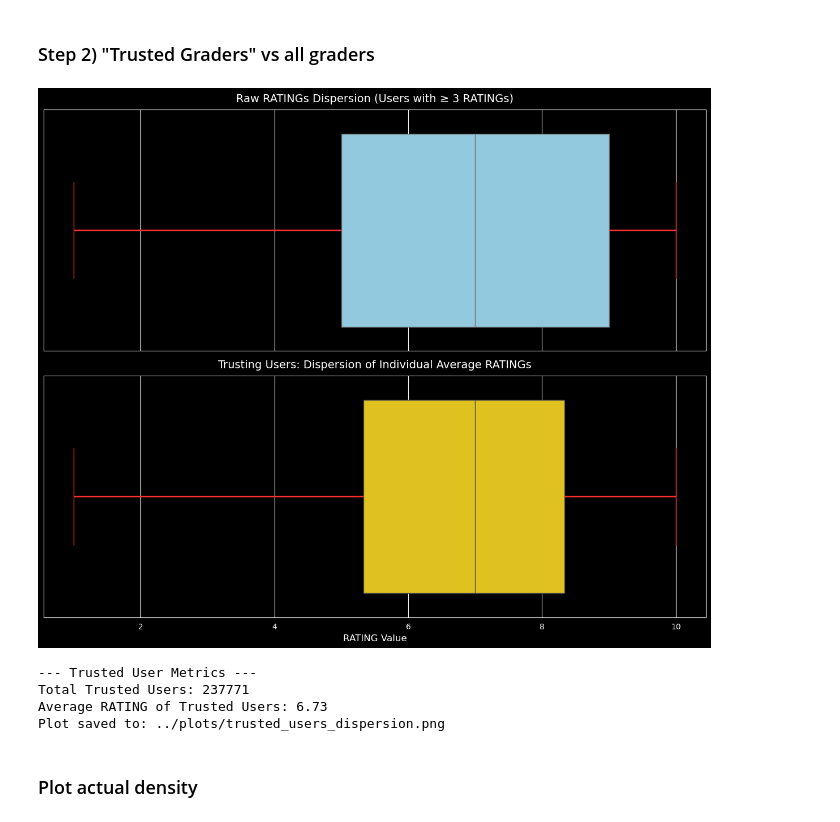
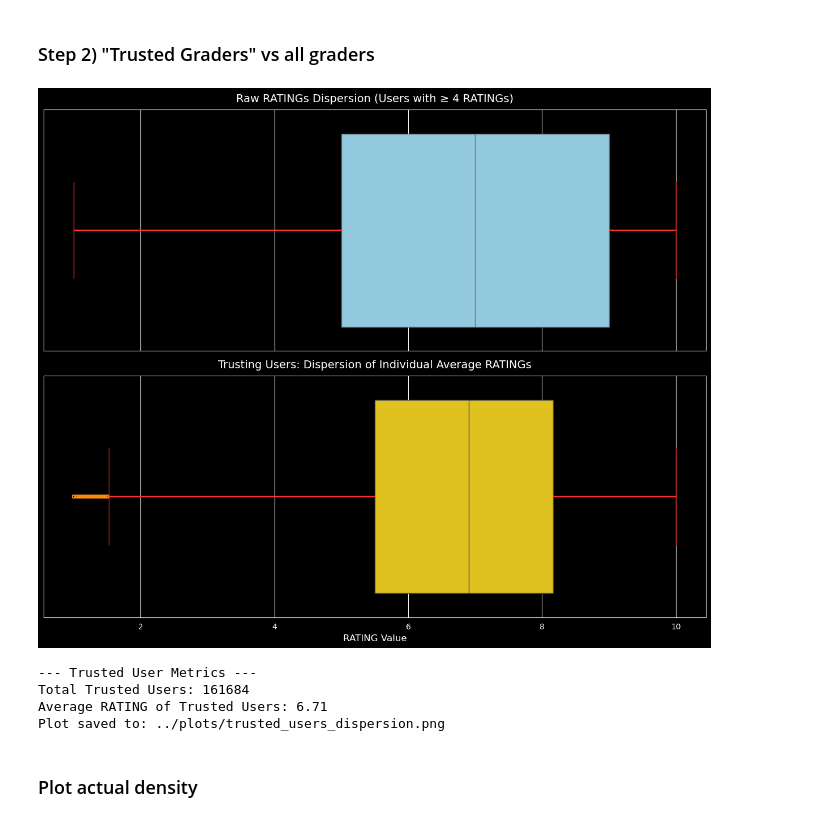
Before and after one commit to GeorgeStyl/Neural-Movie-Clusters, a Jupyter notebook: notebooks/0z_DROPBOX_clustering_and_embeddings.ipynb, the cells around one changed output. Saved outputs shown, nothing was run; the diff lists cells and outputs as text; code cells hidden in the pictures.

Commit message:
Changed min users ratings threshold to 4

```diff
--- a/notebooks/0z_DROPBOX_clustering_and_embeddings.ipynb
+++ b/notebooks/0z_DROPBOX_clustering_and_embeddings.ipynb
@@ -25,7 +25,7 @@ CLEAN_DATA_NPY = '../data/dataset_clean.npy'
 PLOTS_DIR = '../plots/'
 
 # --- Project Constants ---
-MIN_RATINGS_THRESHOLD = 3
+MIN_RATINGS_THRESHOLD = 4
 TRUSTED_USERS_PLOT = os.path.join(PLOTS_DIR, 'trusted_users_dispersion.png')
 
 # --- Safety Check & Directory Setup ---
@@ -716,11 +716,9 @@ import os
 
 def plot_trusted_users_analysis():
     # --- 1. Identify 'Trusted' Users (Redefining locally to avoid NameErrors) ---
-    # Ensure MIN_RATINGS_THRESHOLD is defined (usually 3)
-    THRESHOLD = 3
 
     user_counts = split_data.groupby('USER_ID')['RATING'].count()
-    trusted_ids = user_counts[user_counts >= THRESHOLD].index
+    trusted_ids = user_counts[user_counts >= MIN_RATINGS_THRESHOLD].index
     trusted_split_data = split_data[split_data['USER_ID'].isin(trusted_ids)]
 
     # Calculate the mean RATING per trusting user
@@ -739,7 +737,7 @@ def plot_trusted_users_analysis():
         capprops={'color': '#FF3131'},
         flierprops={"marker": "x", "markeredgecolor": "white", "alpha": 0.2}
     )
-    ax1.set_title(f'Raw RATINGs Dispersion (Users with ≥ {THRESHOLD} RATINGs)',
+    ax1.set_title(f'Raw RATINGs Dispersion (Users with ≥ {MIN_RATINGS_THRESHOLD} RATINGs)',
                   fontsize=14, color='white', pad=10)
 
     # BOTTOM: Mean RATING Dispersion (The "Signal")
@@ -749,37 +747,37 @@ def plot_trusted_users_analysis():
         color='gold',
         whiskerprops={'color': '#FF3131', 'linewidth': 2},
         capprops={'color': '#FF3131'},
         flierprops={"marker": "o", "markeredgecolor": "darkorange", "markersize": 4}
     )
     ax2.set_title('Trusting Users: Dispersion of Individual Average RATINGs',
                   fontsize=14, color='white', pad=10)
 
     # Label Formatting
     plt.xlabel('RATING Value', fontsize=12, color='white')
     ax1.tick_params(colors='white')
     ax2.tick_params(colors='white')
     plt.tight_layout()
 
     # --- 3. Save and Show ---
     # Ensure the directory exists
     os.makedirs(PLOTS_DIR, exist_ok=True)
     plot_path = os.path.join(PLOTS_DIR, 'trusted_users_dispersion.png')
     plt.savefig(plot_path, facecolor='#121212')
     plt.show()
 
     # Statistics Output
     print(f"{YELLOW}--- Trusted User Metrics ---{RESET_COLORS}")
     print(f"Total Trusted Users: {len(trusted_ids)}")
     print(f"Average RATING of Trusted Users: {trusted_user_means.mean():.2f}")
     print(f"Plot saved to: {plot_path}")
 
 # Run the updated analysis
 plot_trusted_users_analysis()
 # %% [output]
-[figure, old version]
+[figure, new version]
 --- Trusted User Metrics ---
-Total Trusted Users: 237771
-Average RATING of Trusted Users: 6.73
+Total Trusted Users: 161684
+Average RATING of Trusted Users: 6.71
 Plot saved to: ../plots/trusted_users_dispersion.png
 # %% [markdown]
 ### Plot actual density
```
Also changed, not shown: parts of 3 cells of this notebook, 12 other files.
